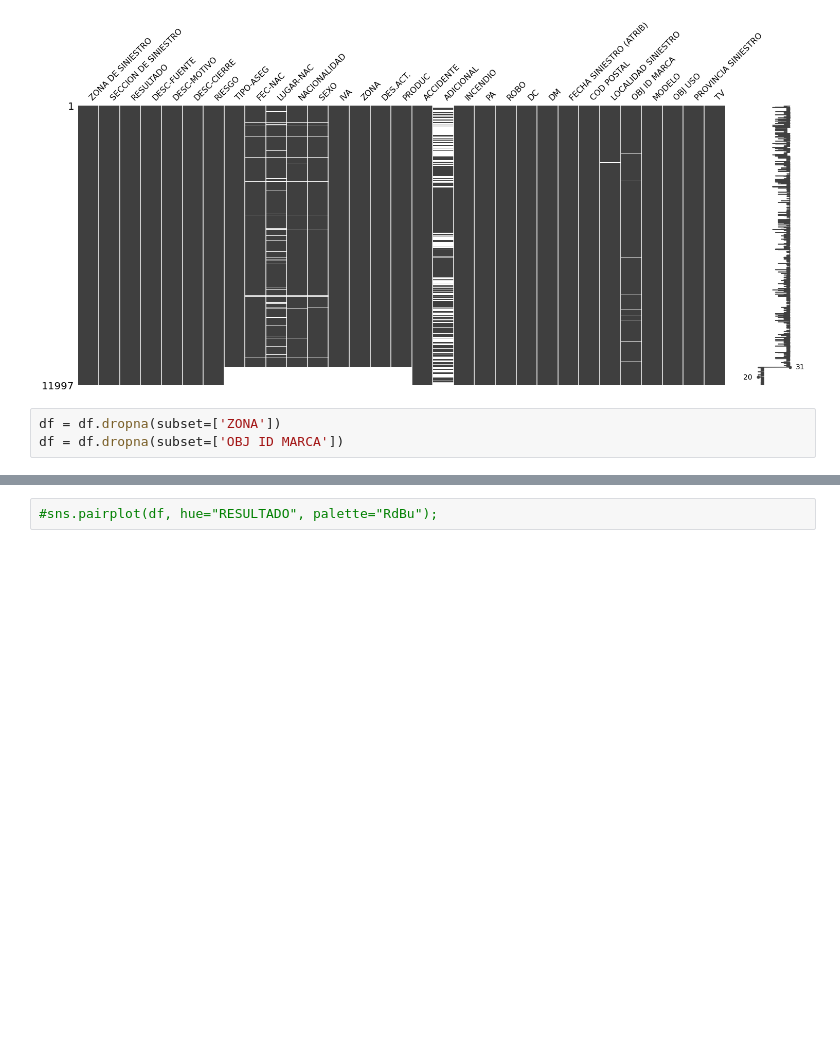
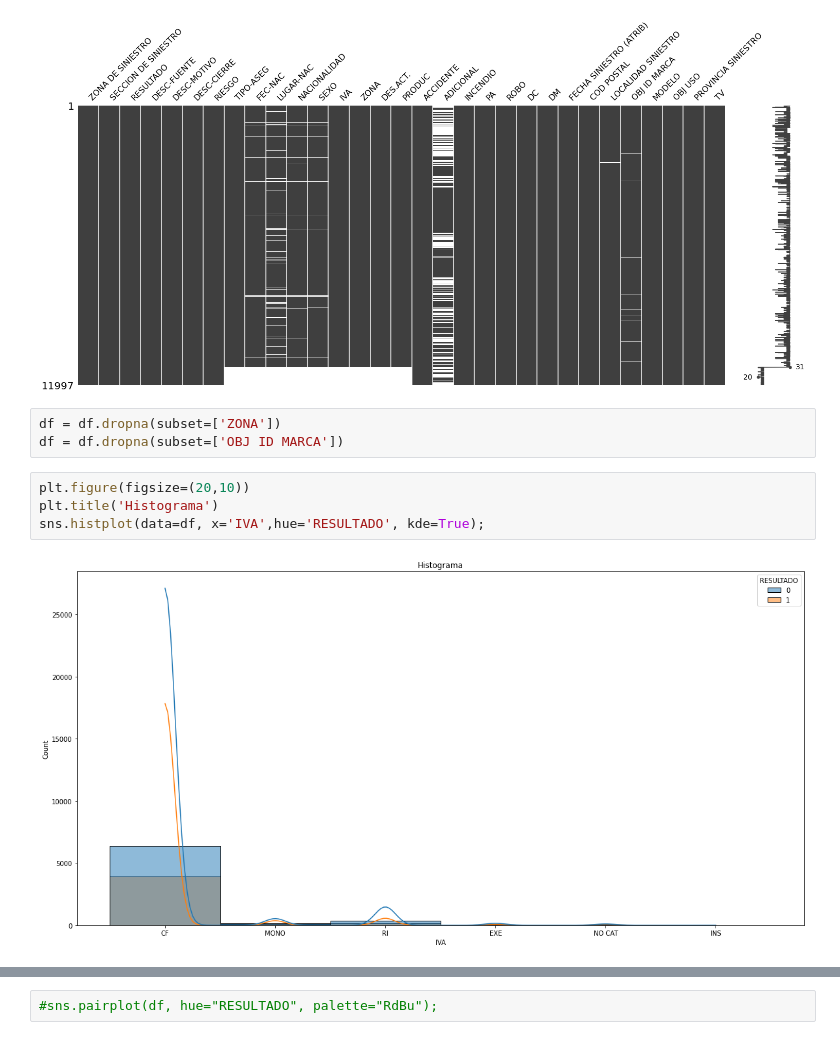
Before and after one commit to niclar1987/colabintegrador, a Jupyter notebook: Integrador.ipynb, the cells around one changed output, grey strips where cells are left out. Saved outputs shown, nothing was run; the diff lists cells and outputs as text; blank space fills up the shorter version.

```diff
--- a/Integrador.ipynb
+++ b/Integrador.ipynb
@@ -149,6 +155,12 @@ msno.matrix(df)
 # %%
 df = df.dropna(subset=['ZONA'])
 df = df.dropna(subset=['OBJ ID MARCA'])
+# %%
+plt.figure(figsize=(20,10))
+plt.title('Histograma')
+sns.histplot(data=df, x='IVA',hue='RESULTADO', kde=True);
+# %% [output]
+[figure, added]
 # %%
 # Datos Faltantes
 msno.matrix(df)
```
Also changed, not shown: parts of 5 cells of this notebook.
